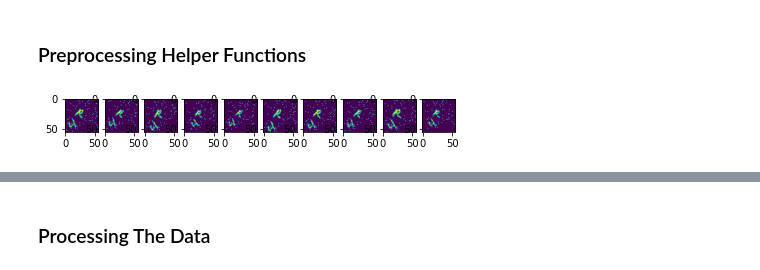
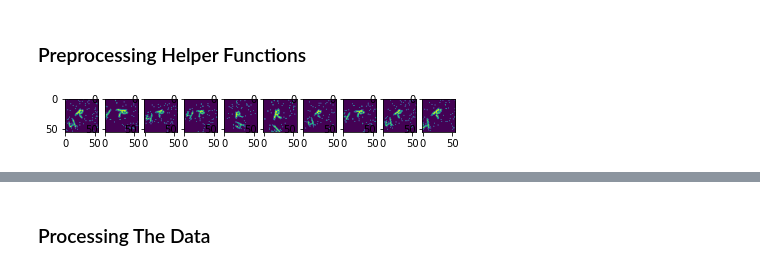
Before and after one commit to shubymao/comp551-p3, a Jupyter notebook: Project_3_Notebook.ipynb, the cells around one changed output, grey strips where cells are left out. Cells and saved outputs as stored; diff of their text form; code cells hidden in the pictures.

```diff
--- a/Project_3_Notebook.ipynb
+++ b/Project_3_Notebook.ipynb
@@ -88,18 +88,18 @@ def img_grid(row,col,imgs):
     # plt.colorbar()
     plt.show()
 # %%
-affine_manager = RandomAffine(20, scale = (0.85,1.15),  shear = 15)
+affine_manager = RandomAffine(45, scale = (0.85,1.15),  shear = 15)
 def generate_affine(image_tensor, num):
     outputs = []
     for _ in range(num):
       outputs.append(affine_manager(image_tensor))
     return outputs
 
 sample_tensor = torch.from_numpy(training_data[100,None]).float()
 affined_tensors = map(lambda x: x[0], generate_affine(sample_tensor,9))
 img_grid(1,10,[sample_tensor[0],*affined_tensors])
 # %% [output]
-[figure, old version]
+[figure, new version]
 # %%
 perspective_manager = RandomPerspective(0.4)
 def generate_pespective(image_tensor, num):
```
Also changed, not shown: parts of 9 cells of this notebook.
